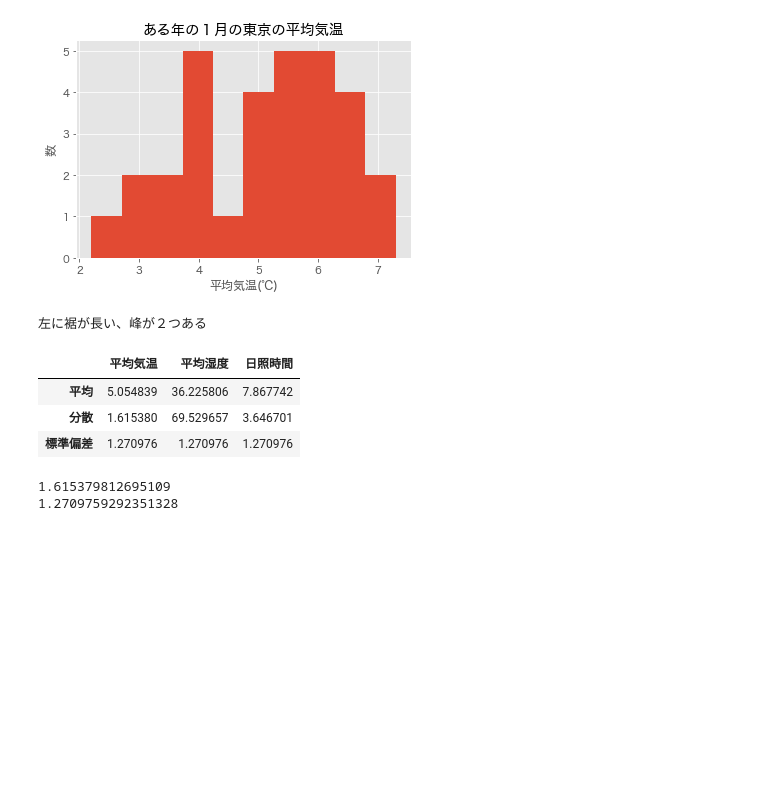
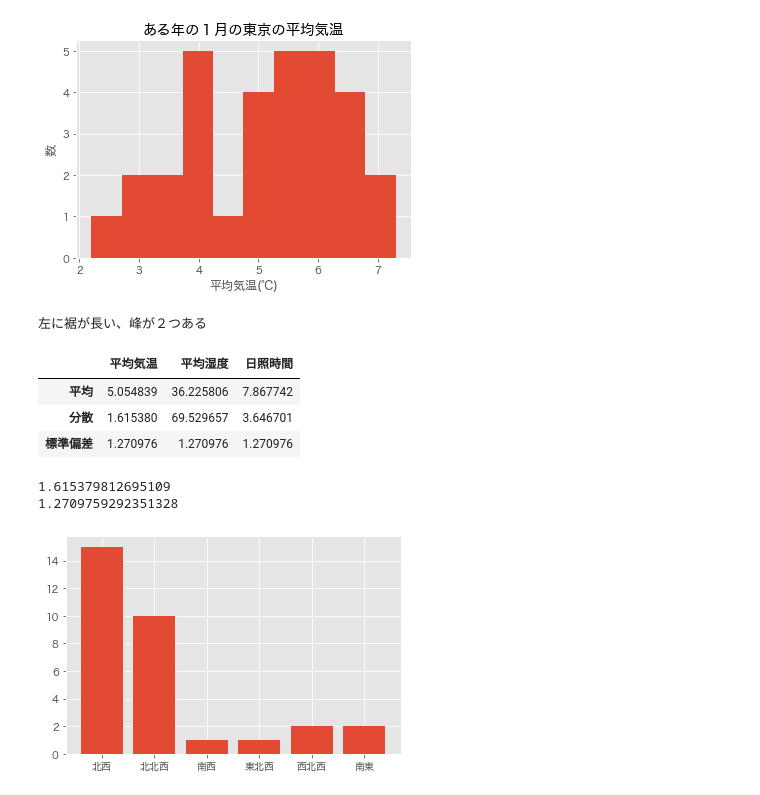
Before and after one commit to gr39my/statistics_level2_workbook, a Jupyter notebook: ch1.ipynb, the cells around one changed output. Drawn from its saved outputs; the diff is of its cells as text; code cells hidden in the pictures; blank space fills up the shorter version.

```diff
--- a/ch1.ipynb
+++ b/ch1.ipynb
@@ -86,3 +98,15 @@ print(std)
 # %% [output]
 1.615379812695109
 1.2709759292351328
+# %%
+# 風向きの度数を棒グラフで描け
+
+labels = list(df_1['風向き'].unique())
+left = np.arange(len(labels))
+
+plt.bar(left,list(df_1.groupby('風向き').日照時間.count()))
+
+plt.xticks(left,labels)
+plt.show()
+# %% [output]
+[figure, added]
```
Also changed, not shown: parts of 6 cells of this notebook.
